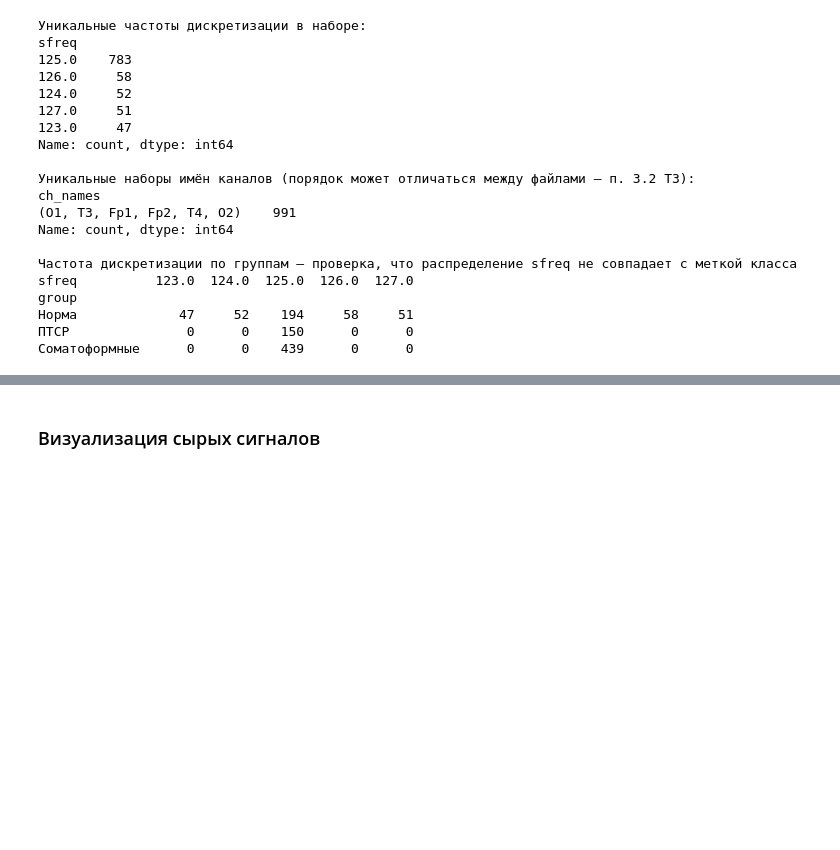
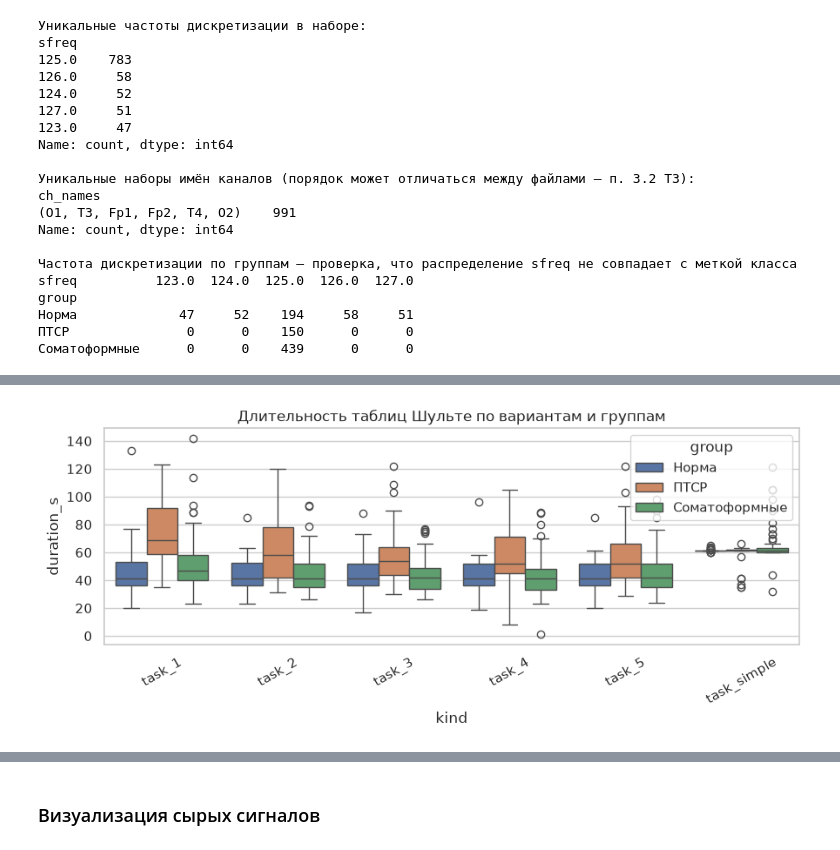
Before and after one commit to steministka/atacheskaya-panika, a Jupyter notebook: assets/1-exploration.ipynb, the cells around one changed output, grey strips where cells are left out. Saved outputs shown, nothing was run; the diff lists cells and outputs as text; code cells hidden in the pictures; blank space fills up the shorter version.

```diff
--- a/assets/1-exploration.ipynb
+++ b/assets/1-exploration.ipynb
@@ -246,0 +317,12 @@ Index: []
+# %%
+import seaborn as sns
+import matplotlib.pyplot as plt
+
+fig, ax = plt.subplots(figsize=(9, 4))
+sns.boxplot(data=meta_df, x="kind", y="duration_s", hue="group", ax=ax)
+ax.set_title("Длительность таблиц Шульте по вариантам и группам")
+plt.xticks(rotation=30)
+plt.tight_layout()
+plt.show()
+# %% [output]
+[figure, added]
```
Also changed, not shown: parts of 22 cells of this notebook, 1 other file.
